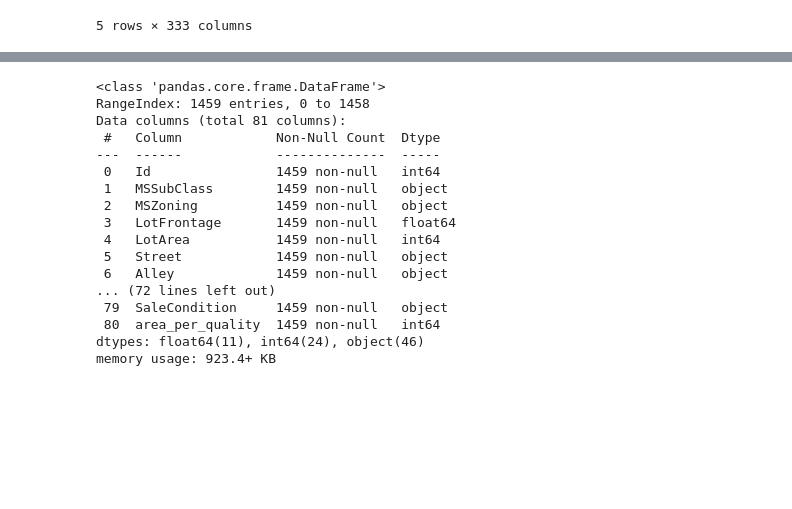
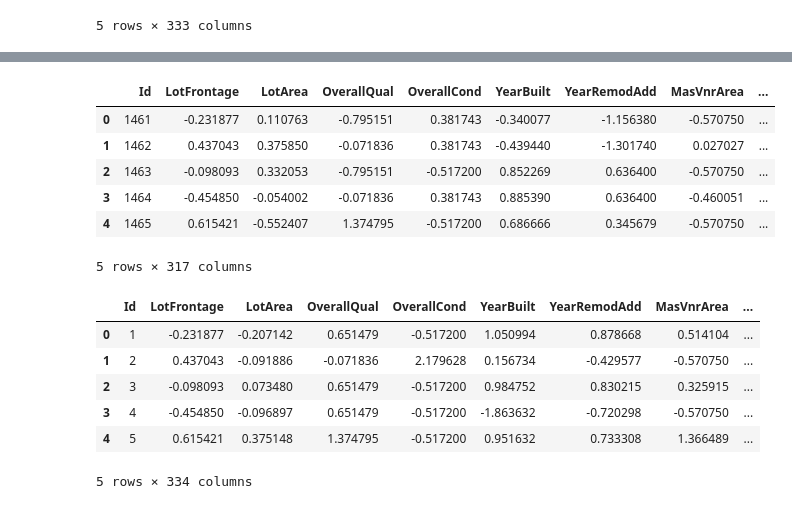
Before and after one commit to MihaiGroza/housing_prices, a Jupyter notebook: Script.ipynb, the cells around one changed output, grey strips where cells are left out. Saved outputs shown, nothing was run; the diff lists cells and outputs as text; code cells hidden in the pictures; blank space fills up the shorter version.

```diff
--- a/Script.ipynb
+++ b/Script.ipynb
@@ -232,20 +227,21 @@ KeyError: 'SalePrice'
-# %%
-test_housing.info()
-# %% [output]
-<class 'pandas.core.frame.DataFrame'>
-RangeIndex: 1459 entries, 0 to 1458
-Data columns (total 81 columns):
- #   Column            Non-Null Count  Dtype
----  ------            --------------  -----
- 0   Id                1459 non-null   int64
- 1   MSSubClass        1459 non-null   object
- 2   MSZoning          1459 non-null   object
- 3   LotFrontage       1459 non-null   float64
- 4   LotArea           1459 non-null   int64
- 5   Street            1459 non-null   object
- 6   Alley             1459 non-null   object
-... (72 lines left out)
- 79  SaleCondition     1459 non-null   object
- 80  area_per_quality  1459 non-null   int64
-dtypes: float64(11), int64(24), object(46)
-memory usage: 923.4+ KB
+# %%
+test_hot_all_features.head()
+# %% [output]
+|  | Id | LotFrontage | LotArea | OverallQual | OverallCond | YearBuilt | YearRemodAdd | MasVnrArea | ... |
+| 0 | 1461 | -0.231877 | 0.110763 | -0.795151 | 0.381743 | -0.340077 | -1.156380 | -0.570750 | ... |
+| 1 | 1462 | 0.437043 | 0.375850 | -0.071836 | 0.381743 | -0.439440 | -1.301740 | 0.027027 | ... |
+| 2 | 1463 | -0.098093 | 0.332053 | -0.795151 | -0.517200 | 0.852269 | 0.636400 | -0.570750 | ... |
+| 3 | 1464 | -0.454850 | -0.054002 | -0.071836 | 0.381743 | 0.885390 | 0.636400 | -0.460051 | ... |
+| 4 | 1465 | 0.615421 | -0.552407 | 1.374795 | -0.517200 | 0.686666 | 0.345679 | -0.570750 | ... |
+5 rows × 317 columns
+# %%
+hot_all_features['SalePrice']=housing_labels
+hot_all_features.head()
+# %% [output]
+|  | Id | LotFrontage | LotArea | OverallQual | OverallCond | YearBuilt | YearRemodAdd | MasVnrArea | ... |
+| 0 | 1 | -0.231877 | -0.207142 | 0.651479 | -0.517200 | 1.050994 | 0.878668 | 0.514104 | ... |
+| 1 | 2 | 0.437043 | -0.091886 | -0.071836 | 2.179628 | 0.156734 | -0.429577 | -0.570750 | ... |
+| 2 | 3 | -0.098093 | 0.073480 | 0.651479 | -0.517200 | 0.984752 | 0.830215 | 0.325915 | ... |
+| 3 | 4 | -0.454850 | -0.096897 | 0.651479 | -0.517200 | -1.863632 | -0.720298 | -0.570750 | ... |
+| 4 | 5 | 0.615421 | 0.375148 | 1.374795 | -0.517200 | 0.951632 | 0.733308 | 1.366489 | ... |
+5 rows × 334 columns
```
Also changed, not shown: parts of 9 cells of this notebook.
